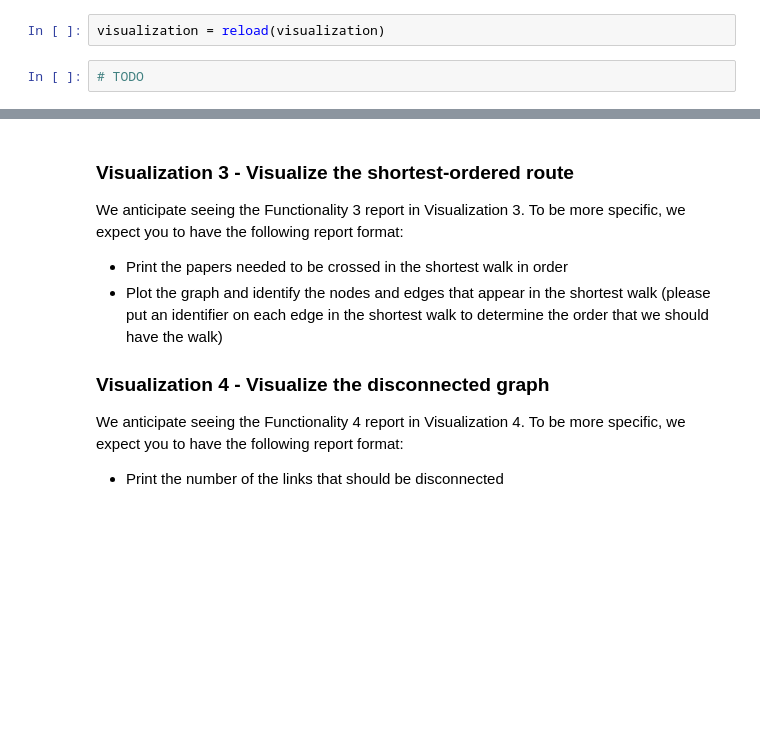
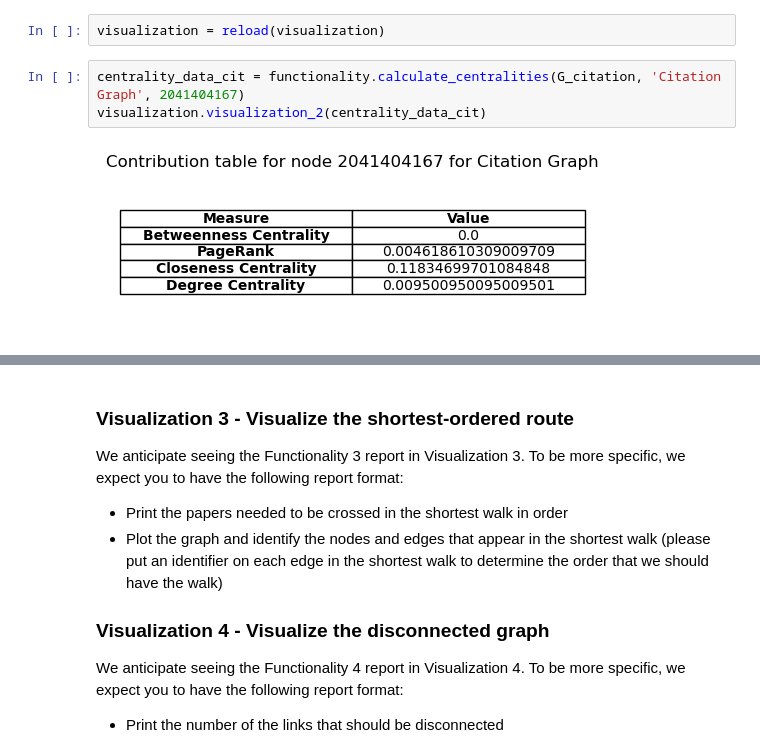
Before and after one commit to LorenzoPannacci/ADM-HW5, a Jupyter notebook: main.ipynb, the cells around one changed output, grey strips where cells are left out. Cells and saved outputs as stored; diff of their text form; blank space fills up the shorter version.

Commit message:
visualization 2 done

```diff
--- a/main.ipynb
+++ b/main.ipynb
@@ -870,4 +876,7 @@ We anticipate seeing the Functionality 2 report in Visualization 2. To be more s
 # %%
 visualization = reload(visualization)
-# %%
-# TODO
+# %%
+centrality_data_cit = functionality.calculate_centralities(G_citation, 'Citation Graph', 2041404167)
+visualization.visualization_2(centrality_data_cit)
+# %% [output]
+[figure, added]
```
Also changed, not shown: parts of 2 cells of this notebook, 2 other files.
